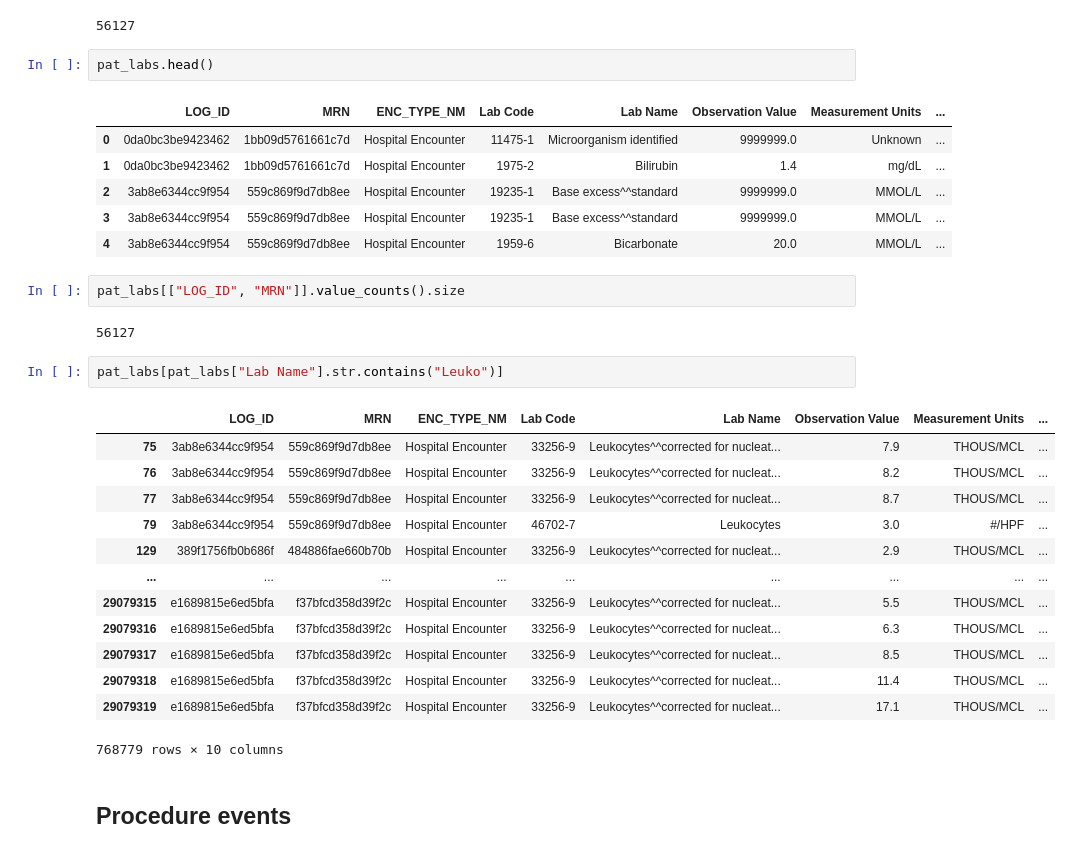
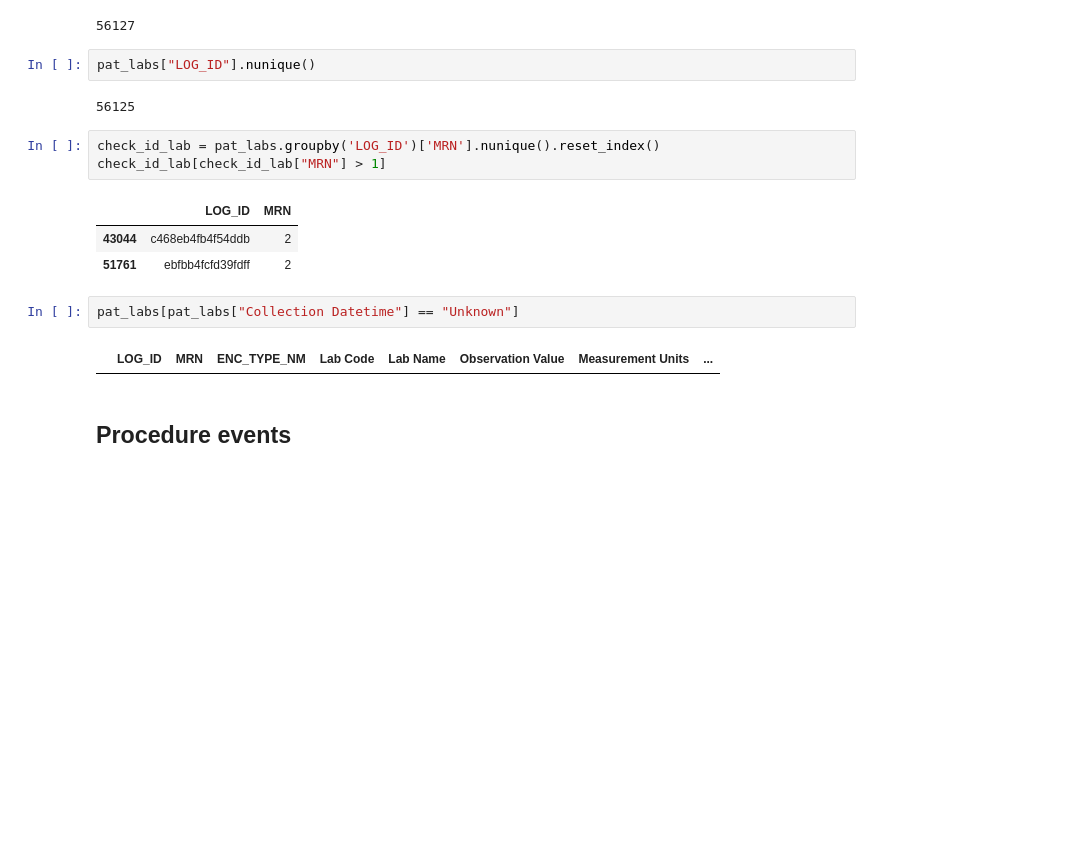
Before and after one commit to MOVER-analysis/MOVER-analysis, a Jupyter notebook: proposal_wrangling_strategy.ipynb, the cells around one changed output. Cells and saved outputs as stored; diff of their text form; blank space fills up the shorter version.

Commit message:
Add code for checking number of encounters

```diff
--- a/proposal_wrangling_strategy.ipynb
+++ b/proposal_wrangling_strategy.ipynb
@@ -200,35 +226,21 @@ memory usage: 2.2+ GB
 pat_labs[["LOG_ID", "MRN"]].value_counts().size
 # %% [output]
 56127
+# %%
+pat_labs["LOG_ID"].nunique()
+# %% [output]
+56125
 # %%
-pat_labs.head()
+check_id_lab = pat_labs.groupby('LOG_ID')['MRN'].nunique().reset_index()
+check_id_lab[check_id_lab["MRN"] > 1]
 # %% [output]
-|  | LOG_ID | MRN | ENC_TYPE_NM | Lab Code | Lab Name | Observation Value | Measurement Units | ... |
-| 0 | 0da0bc3be9423462 | 1bb09d5761661c7d | Hospital Encounter | 11475-1 | Microorganism identified | 9999999.0 | Unknown | ... |
-| 1 | 0da0bc3be9423462 | 1bb09d5761661c7d | Hospital Encounter | 1975-2 | Bilirubin | 1.4 | mg/dL | ... |
-| 2 | 3ab8e6344cc9f954 | 559c869f9d7db8ee | Hospital Encounter | 19235-1 | Base excess^^standard | 9999999.0 | MMOL/L | ... |
-| 3 | 3ab8e6344cc9f954 | 559c869f9d7db8ee | Hospital Encounter | 19235-1 | Base excess^^standard | 9999999.0 | MMOL/L | ... |
-| 4 | 3ab8e6344cc9f954 | 559c869f9d7db8ee | Hospital Encounter | 1959-6 | Bicarbonate | 20.0 | MMOL/L | ... |
+|  | LOG_ID | MRN |
+| 43044 | c468eb4fb4f54ddb | 2 |
+| 51761 | ebfbb4fcfd39fdff | 2 |
-# %%
-pat_labs[["LOG_ID", "MRN"]].value_counts().size
-# %% [output]
-56127
 # %%
-pat_labs[pat_labs["Lab Name"].str.contains("Leuko")]
+pat_labs[pat_labs["Collection Datetime"] == "Unknown"]
 # %% [output]
 |  | LOG_ID | MRN | ENC_TYPE_NM | Lab Code | Lab Name | Observation Value | Measurement Units | ... |
-| 75 | 3ab8e6344cc9f954 | 559c869f9d7db8ee | Hospital Encounter | 33256-9 | Leukocytes^^corrected for nucleat... | 7.9 | THOUS/MCL | ... |
-| 76 | 3ab8e6344cc9f954 | 559c869f9d7db8ee | Hospital Encounter | 33256-9 | Leukocytes^^corrected for nucleat... | 8.2 | THOUS/MCL | ... |
-| 77 | 3ab8e6344cc9f954 | 559c869f9d7db8ee | Hospital Encounter | 33256-9 | Leukocytes^^corrected for nucleat... | 8.7 | THOUS/MCL | ... |
-| 79 | 3ab8e6344cc9f954 | 559c869f9d7db8ee | Hospital Encounter | 46702-7 | Leukocytes | 3.0 | #/HPF | ... |
-| 129 | 389f1756fb0b686f | 484886fae660b70b | Hospital Encounter | 33256-9 | Leukocytes^^corrected for nucleat... | 2.9 | THOUS/MCL | ... |
-| ... | ... | ... | ... | ... | ... | ... | ... | ... |
-| 29079315 | e1689815e6ed5bfa | f37bfcd358d39f2c | Hospital Encounter | 33256-9 | Leukocytes^^corrected for nucleat... | 5.5 | THOUS/MCL | ... |
-| 29079316 | e1689815e6ed5bfa | f37bfcd358d39f2c | Hospital Encounter | 33256-9 | Leukocytes^^corrected for nucleat... | 6.3 | THOUS/MCL | ... |
-| 29079317 | e1689815e6ed5bfa | f37bfcd358d39f2c | Hospital Encounter | 33256-9 | Leukocytes^^corrected for nucleat... | 8.5 | THOUS/MCL | ... |
-| 29079318 | e1689815e6ed5bfa | f37bfcd358d39f2c | Hospital Encounter | 33256-9 | Leukocytes^^corrected for nucleat... | 11.4 | THOUS/MCL | ... |
-| 29079319 | e1689815e6ed5bfa | f37bfcd358d39f2c | Hospital Encounter | 33256-9 | Leukocytes^^corrected for nucleat... | 17.1 | THOUS/MCL | ... |
-768779 rows × 10 columns
 # %% [markdown]
 ## Procedure events
 # %% [markdown]
```
Also changed, not shown: parts of 6 cells of this notebook.
